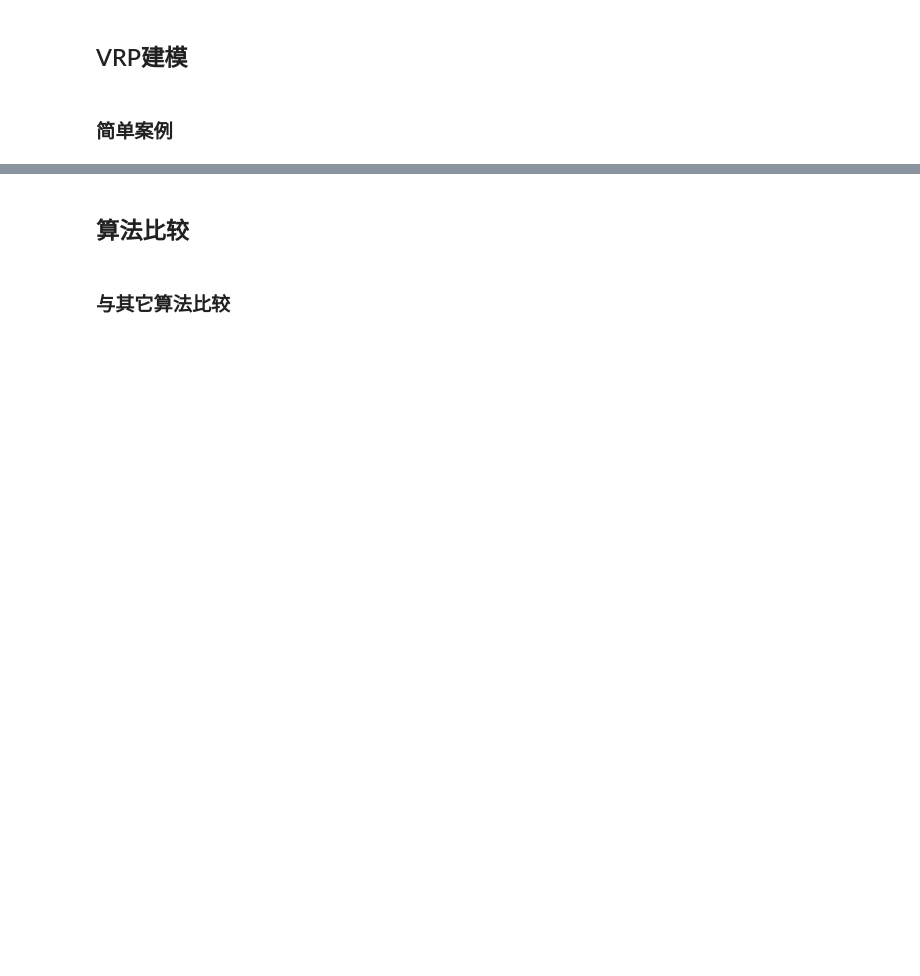
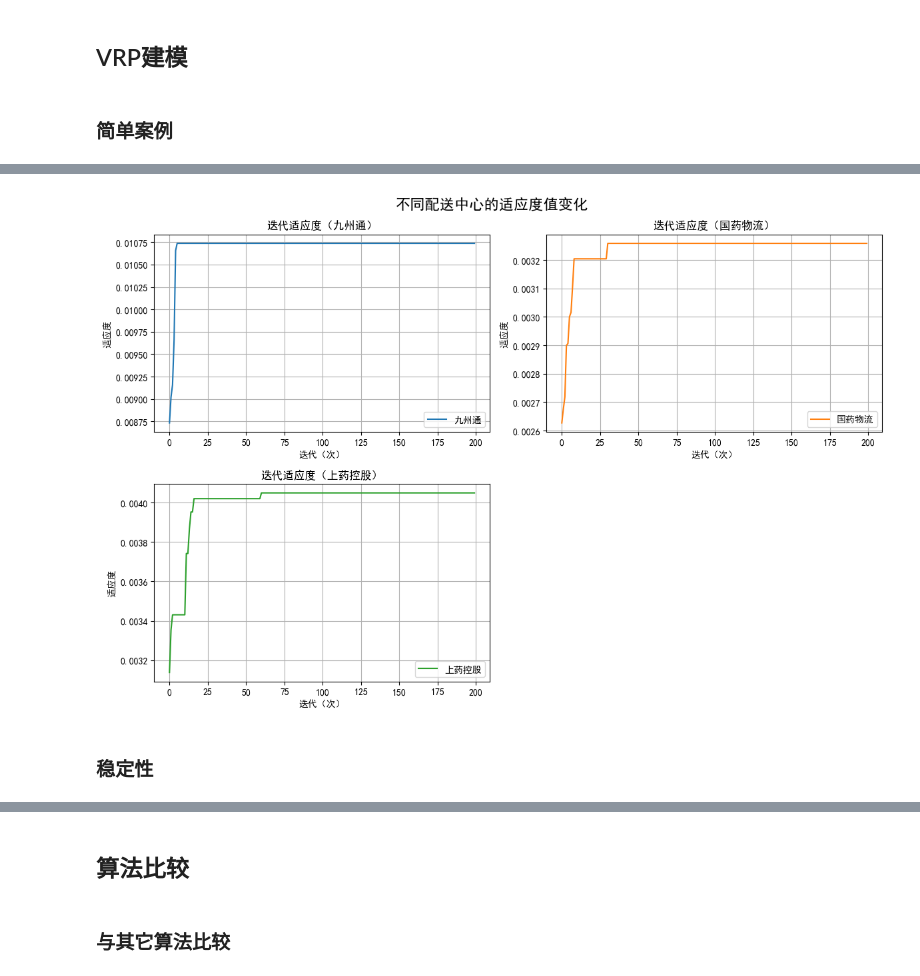
Before and after one commit to w0xd3/thesis, a Jupyter notebook: code/main.ipynb, the cells around one changed output, grey strips where cells are left out. Saved outputs shown, nothing was run; the diff lists cells and outputs as text; code cells hidden in the pictures; blank space fills up the shorter version.

```diff
--- a/code/main.ipynb
+++ b/code/main.ipynb
@@ -256,4 +256,15 @@ def ga_vrp(df, num_points, center_x, center_y, name):
     for i, route in enumerate(routes):
         print(f"子路径 {i+1}: {route}")
 
-    return fitness_history
+    return fitness_history, routes
+# %%
+_data = []
+routes = []
+
+for idx, frame in df.groupby('Cluster'):
+    print('-' * 10)
+    fn,route = ga_vrp(frame, frame.shape[0], center.loc[idx, 'X'], center.loc[idx, 'Y'], center.loc[idx, '配送中心'])
+    _data.append(fn)
+    routes.append(route)
+
+fitness_history = _data
@@ -259,0 +289,31 @@ def ga_vrp(df, num_points, center_x, center_y, name):
+# %%
+import matplotlib.pyplot as plt
+import numpy as np
+
+default_colors = plt.rcParams['axes.prop_cycle'].by_key()['color']
+
+# 设置图形大小
+plt.figure(figsize=(12, 8))
+
+# 遍历每个配送中心
+for i, label in enumerate(center['配送中心'].to_list()):
+    plt.subplot(2, 2, i + 1)
+    plt.title(f'迭代适应度（{label}）', fontsize=12)
+    plt.xlabel('迭代（次）', fontsize=10)
+    plt.ylabel('适应度', fontsize=10)
+    plt.plot(_data[i], label=f'{label}', c=default_colors[i])
+    plt.grid(True)  # 添加网格线
+    plt.legend(fontsize=10)
+
+# 添加全局标题
+plt.suptitle('不同配送中心的适应度值变化', fontsize=16)
+
+# 调整布局
+plt.tight_layout()
+
+# 显示图形
+plt.show()
+# %% [output]
+[figure, added]
+# %% [markdown]
+### 稳定性
```
Also changed, not shown: parts of 8 cells of this notebook, 4 other files.
